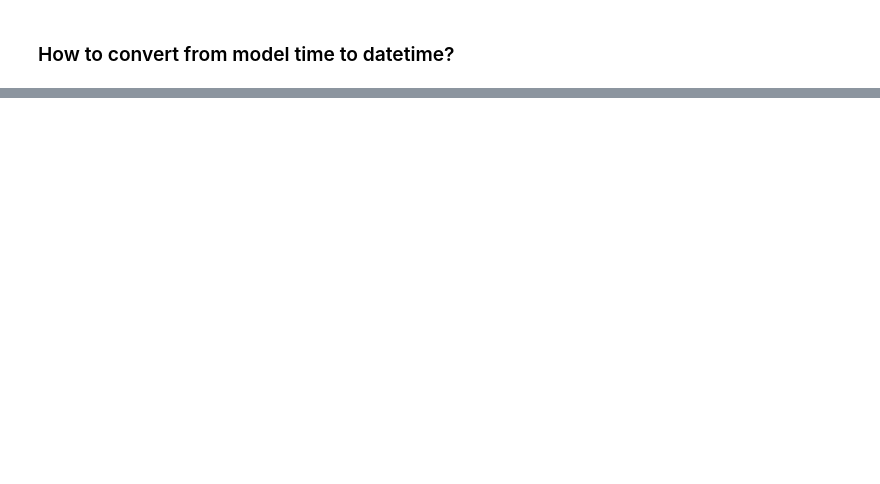
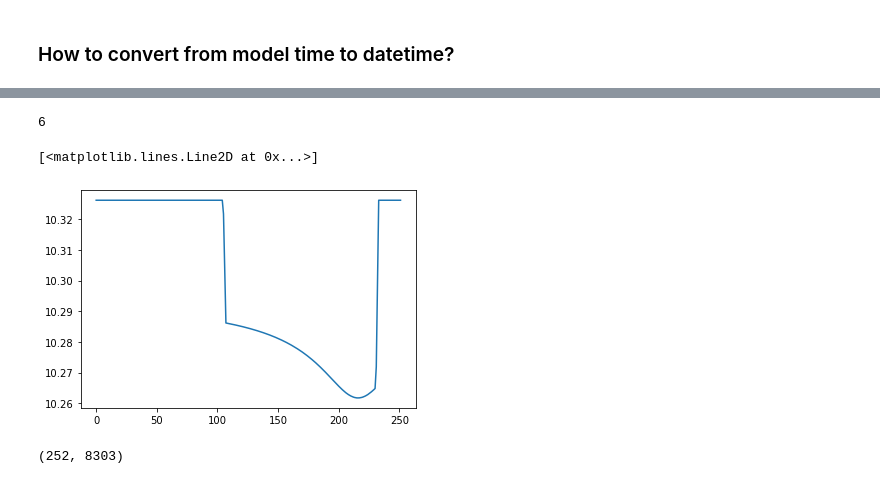
Before and after one commit to sdat2/adcirc-emulation, a Jupyter notebook: notebooks/exploratory/7D Conversion.ipynb, the cells around one changed output, grey strips where cells are left out. Cells and saved outputs as stored; diff of their text form; code cells hidden in the pictures; blank space fills up the shorter version.

```diff
--- a/notebooks/exploratory/7D Conversion.ipynb
+++ b/notebooks/exploratory/7D Conversion.ipynb
@@ -29,7 +32,7 @@ os.listdir(ex_path)
  'fort.222']
 # %%
 file_names = ['fort.73.nc', 'fort.74.nc', 'fort.63.nc', 'fort.64.nc']
-variables = [('pressure',), ('windx', 'windy'), ('zeta',), ('u-vel', 'v-vel')]
+variables = [('pressure', "time"), ('windx', 'windy'), ('zeta',), ('u-vel', 'v-vel')]
 # %%
 import netCDF4 as nc
 # %%
@@ -203,4 +208,4 @@ Dimensions without coordinates: time, node
 Data variables:
     pressure  (time, node) float64 10.33 10.33 10.33 10.33 ... 10.33 10.33 10.33
 # %%
-xr.merge(ds_list)
+merge_ds = xr.merge(ds_list)
@@ -219,0 +257,15 @@ Data variables:
+# %%
+31 - 25
+# %% [output]
+6
+# %%
+import matplotlib.pyplot as plt
+
+plt.plot(merge_ds["pressure"].values[:, 25])
+# %% [output]
+[<matplotlib.lines.Line2D at 0x...>]
+[figure, added]
+# %%
+merge_ds["pressure"].values.shape
+# %% [output]
+(252, 8303)
```
Also changed, not shown: parts of 20 cells of this notebook.
